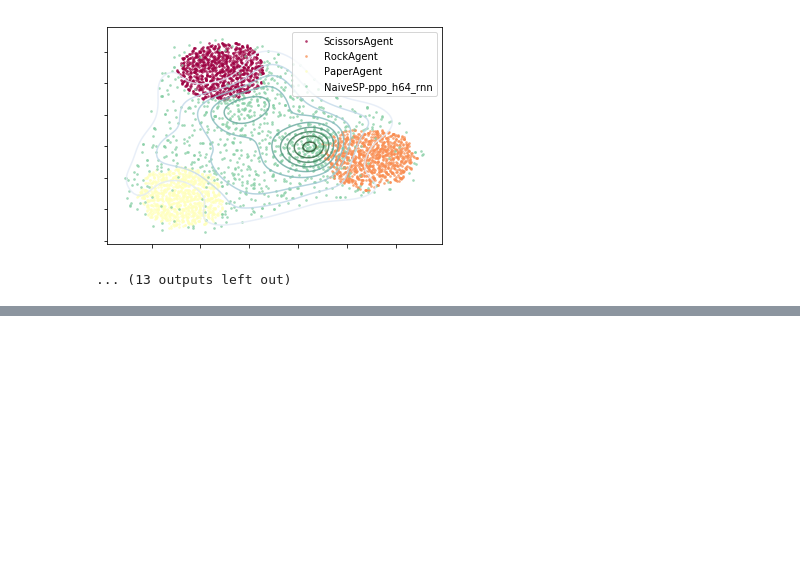
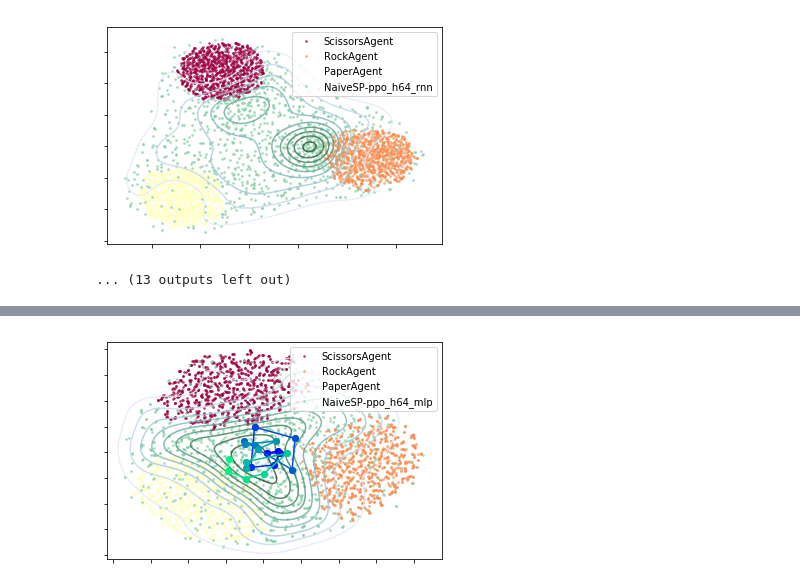
Before and after one commit to Near32/Regym, a Jupyter notebook: visualization/notebook-t-SNE-visualization.ipynb, the cells around one changed output, grey strips where cells are left out. Cells and saved outputs as stored; diff of their text form; code cells hidden in the pictures; blank space fills up the shorter version.

```diff
--- a/visualization/notebook-t-SNE-visualization.ipynb
+++ b/visualization/notebook-t-SNE-visualization.ipynb
@@ -516,0 +562,8 @@ for idx, perplexity in enumerate(perplexities):
+# %%
+agent_sorted_training_df = sorted_training_df[ sorted_training_df.agent == agent_label]
+points = list(agent_sorted_training_df[f'emb{idx}'].values)
+points = [ list(p) for p in points]
+print(type(points) )
+print(type(points[0]))
+points = np.asarray(points)
+print(points.shape)
@@ -516,0 +574,90 @@ for idx, perplexity in enumerate(perplexities):
+# %%
+import matplotlib.pyplot as plt
+from matplotlib.pyplot import cm
+from matplotlib.ticker import NullFormatter
+import seaborn as sns
+
+num_classes = len(np.unique(y_agents))
+labels = np.unique(y_agents)
+y_sample = copy.deepcopy(y_agents)
+
+# plot the 2D data points
+labels.sort()
+labels = list(reversed(labels))
+print(labels)
+always_on_labels = [labels[0], labels[1], labels[2]]
+#agent_labels = ['NaiveSP-ppo_h64_rnn']
+agent_labels = list( set(labels) - set(always_on_labels) )
+per_agent_labels_list = [ (agent_label, always_on_labels+[agent_label]) for agent_label in agent_labels]
+print(agent_labels)
+
+for idx, perplexity in enumerate(perplexities):
+    for idx_label, pa_labels in enumerate(per_agent_labels_list):
+        agent_label = pa_labels[0]
+        pa_labels_list = pa_labels[1]
+        plot_dir = f'./plot-t-sne_{agent_label}_per={perplexity}_evolution_through_time'
+
+        xx = embeddings[idx][:, 0]
+        yy = embeddings[idx][:, 1]
+
+        # Create a cubehelix colormap to use with kdeplot
+        s = np.linspace(0, 3, 10)[5]
+        cmap = sns.cubehelix_palette(start=s, light=1, as_cmap=True)
+        colour_map = plt.get_cmap('winter')
+
+        fig = plt.figure()
+        ax = fig.add_subplot(111)
+        colors = cm.Spectral(np.linspace(0, 1, num_classes))
+
+        # Draw the background:
+        xl = xx[y_sample==agent_label]
+        yl = yy[y_sample==agent_label]
+        sns.kdeplot(xl, yl, cmap=cmap, shade=False, cut=1, ax=ax, alpha=0.8)
+
+        for idx_label, label in enumerate(pa_labels_list):
+            xl = xx[y_sample==label]
+            yl = yy[y_sample==label]
+            ax.scatter(xl, yl, color=colors[idx_label], label=label, s=3, alpha=0.6)
+
+        agent_sorted_training_df = sorted_training_df[ sorted_training_df.agent == agent_label]
+        points = list(agent_sorted_training_df[f'emb{idx}'].values)
+        points = [ list(p) for p in points]
+        points = np.asarray(points)
+        plot_trajectory_evolution_in_embedded_space(points, divisions=20, ax=ax, colour_map=colour_map)
+
+        ax.xaxis.set_major_formatter(NullFormatter())
+        ax.yaxis.set_major_formatter(NullFormatter())
+        plt.axis('tight')
+        plt.legend(loc='best', scatterpoints=1, fontsize=10)
+        plt.savefig(plot_dir+'.pdf', format='pdf', dpi=1000)
+        plt.savefig(plot_dir+'.png', format='png', dpi=1000)
+        print(plot_dir)
+        plt.show()
+        plt.close(fig)
+
+
+        # SHADE ON :
+        fig = plt.figure()
+        ax = fig.add_subplot(111)
+        colors = cm.Spectral(np.linspace(0, 1, num_classes))
+
+        # Draw the background:
+        xl = xx[y_sample==agent_label]
+        yl = yy[y_sample==agent_label]
+        sns.kdeplot(xl, yl, cmap=cmap, shade=True, cut=1, ax=ax, alpha=0.5, cbar=True)
+
+        for idx_label, label in enumerate(pa_labels_list):
+            xl = xx[y_sample==label]
+            yl = yy[y_sample==label]
+            ax.scatter(xl, yl, color=colors[idx_label], label=label, s=3, alpha=0.8)
+
+        ax.xaxis.set_major_formatter(NullFormatter())
+        ax.yaxis.set_major_formatter(NullFormatter())
+        plt.axis('tight')
+        plt.legend(loc='best', scatterpoints=1, fontsize=10)
+        plt.savefig(plot_dir+'_shaded.pdf', format='pdf', dpi=1000)
+        plt.savefig(plot_dir+'_shaded.png', format='png', dpi=1000)
+        print(plot_dir)
+        #plt.show()
+        plt.close(fig)
+# %% [output]
@@ -516,0 +667 @@ for idx, perplexity in enumerate(perplexities):
+[figure, added]
```
Also changed, not shown: parts of 4 cells of this notebook, 1 other file.
